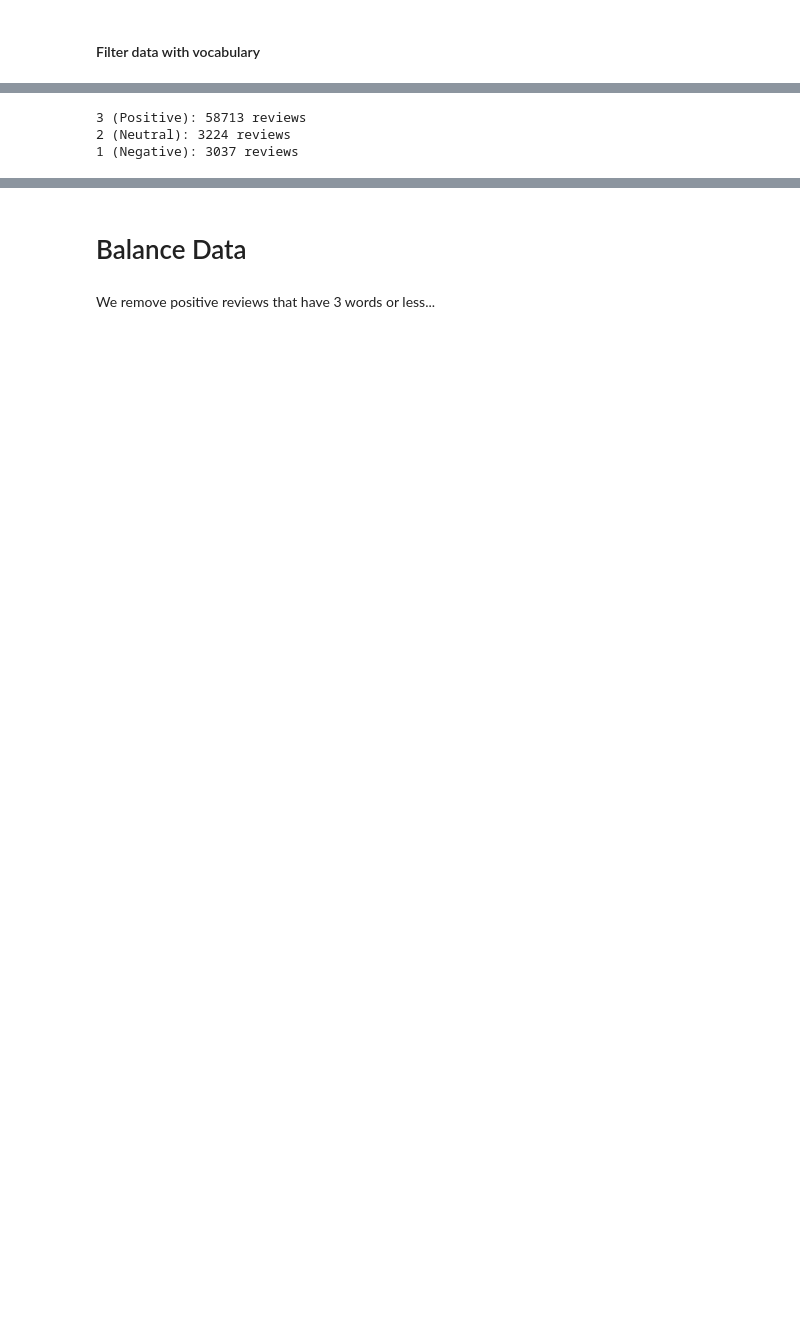
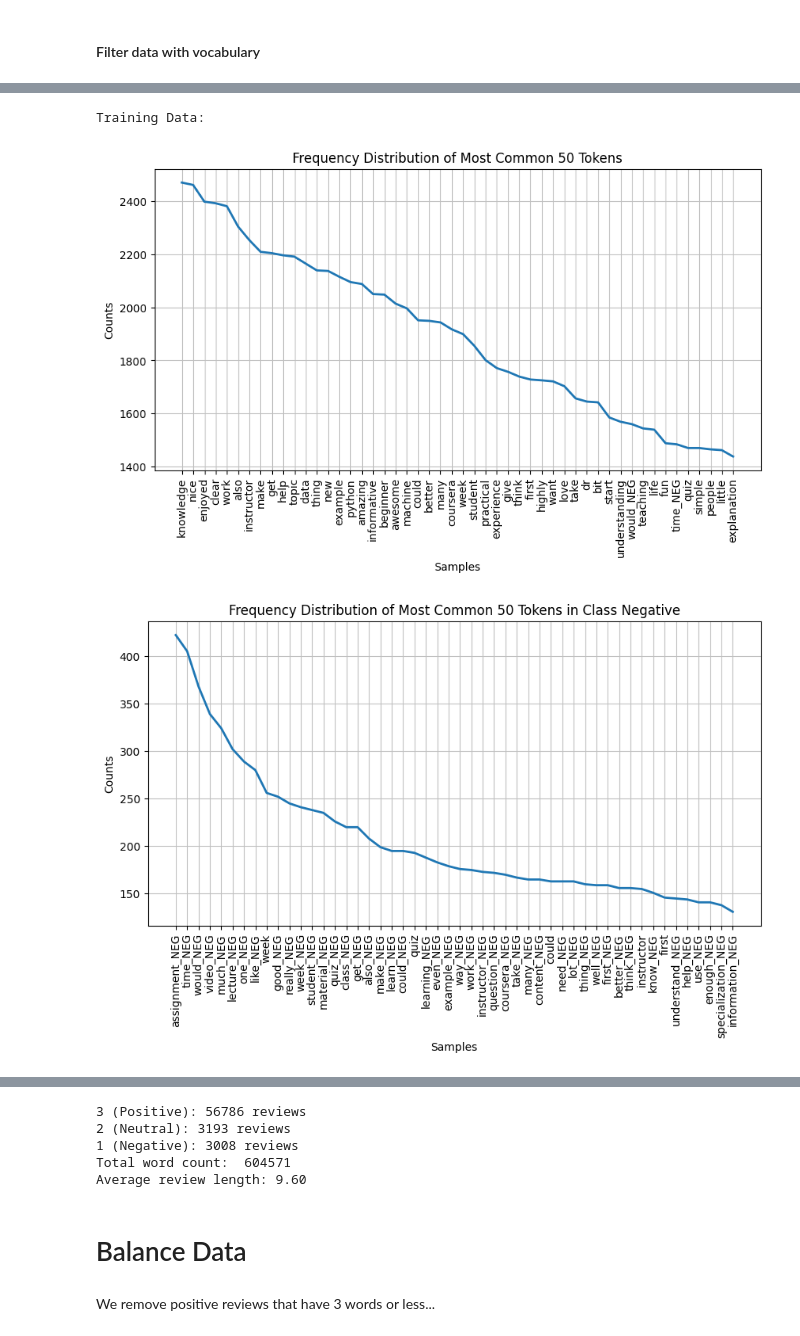
Before and after one commit to ekinfergan/Thesis_Jupyter_Final, a Jupyter notebook: src/preprocessing/processor.ipynb, the cells around one changed output, grey strips where cells are left out. Cells and saved outputs as stored; diff of their text form; code cells hidden in the pictures; blank space fills up the shorter version.

```diff
--- a/src/preprocessing/processor.ipynb
+++ b/src/preprocessing/processor.ipynb
@@ -34,14 +34,12 @@ from imblearn.over_sampling import RandomOverSampler
 from imblearn.under_sampling import RandomUnderSampler
 from imblearn.pipeline import Pipeline
 
-DATASET_COLUMNS = ['Id', 'Review', 'Sentiment']
-senti_labels = {1: 'Negative', 2: 'Neutral', 3: 'Positive'}
-senti_categories = list(senti_labels.values())
 NUM_of_CLASSES = 3
 
 
 pd.set_option('display.max_rows', 300)
 pd.set_option('display.max_colwidth', 50)
+label_mapping = {1: 'Negative', 2: 'Neutral', 3: 'Positive'}
 input_folder_path = "./pls/Thesis_Jupyter_Final/src/input/"
 processed_folder_path = "./pls/Thesis_Jupyter_Final/src/input/processed"
 contraction_mapping = {
@@ -76,6 +74,9 @@ emojis = [
     ":<", ":-[", ":-<", "=\\", "=/", ">:(", ":(", ">.<", ":'-(", ":'(",
     ":\\", ":-c", ":c", ":{", ">:\\", ";("
 ]
+# Create the folder if it doesn't exist
+if not os.path.exists(processed_folder_path):
+    os.makedirs(processed_folder_path)
 # %% [markdown]
 Goal of project:
 
@@ -158,7 +159,7 @@ We then analyse the dataset by observing the distribution of review per sentimen
 def print_senti_counts(counts):
     # Print the number of reviews per sentiment
     for senti, count in counts.items():
-        sentiment_name = senti_labels[senti]
+        sentiment_name = label_mapping[senti]
         print(f"{senti} ({sentiment_name}): {count} reviews")
 
 def plot_senti_counts(counts):
@@ -166,7 +167,7 @@ def plot_senti_counts(counts):
     colors = ['limegreen', 'dodgerblue', 'red']
     plt.pie(counts, colors=colors, autopct='%1.1f%%',  pctdistance=0.8, textprops={'fontsize': 10, 'color': 'black'}, startangle=90)
     plt.axis('equal')  # pie as a circle
-    plt.legend(labels=senti_categories[::-1], loc='lower left')
+    plt.legend(labels=list(label_mapping.values())[::-1], loc='lower left')
     plt.title('Distribution of Reviews per Sentiment')
     plt.show()
 
@@ -569,7 +536,34 @@ Data Distribution:
-# %%
-senti_counts = y_train.value_counts()
-print_senti_counts(senti_counts)
-# %% [output]
-3 (Positive): 58713 reviews
-2 (Neutral): 3224 reviews
-1 (Negative): 3037 reviews
+# %%
+def plot_word_freq_most_common(dataset, labels=None, num_most_common=50, per_class=False):
+    if per_class:
+        class_words = {}
+        # Combine dataset and labels into one list for processing
+        for review, label in zip(dataset, labels):
+            if label not in class_words:
+                class_words[label] = []
+            class_words[label].extend(review.split())
+
+        for class_label, words in class_words.items():
+            fdist = FreqDist(words)
+            plt.figure(figsize=(10, 5))
+            fdist.plot(num_most_common, title=f'Frequency Distribution of Most Common {num_most_common} Tokens in Class {label_mapping[class_label]}')
+            plt.show()
+    else:
+        all_words = [word for review in dataset for word in review.split()]
+        fdist = FreqDist(all_words)
+        plt.figure(figsize=(10, 5))
+        fdist.plot(num_most_common, title=f'Frequency Distribution of Most Common {num_most_common} Tokens')
+        plt.show()
+# %%
+def analyse_train_data(x_train, y_train):
+    print("Training Data: ")
+    plot_word_freq_most_common(x_train)
+    plot_word_freq_most_common(x_train, labels=y_train, num_most_common=50, per_class=True)
+    analyse_data(x_train, y_train, plot=False)
+
+
+analyse_train_data(x_train, y_train)
+# %% [output]
+Training Data:
+[figure, added]
+[figure, added]
@@ -576,3 +572,8 @@ print_senti_counts(senti_counts)
+3 (Positive): 56786 reviews
+2 (Neutral): 3193 reviews
+1 (Negative): 3008 reviews
+Total word count:  604571
+Average review length: 9.60
 # %% [markdown]
 # Balance Data
 # %% [markdown]
```
Also changed, not shown: parts of 23 cells of this notebook, 4 other files.
